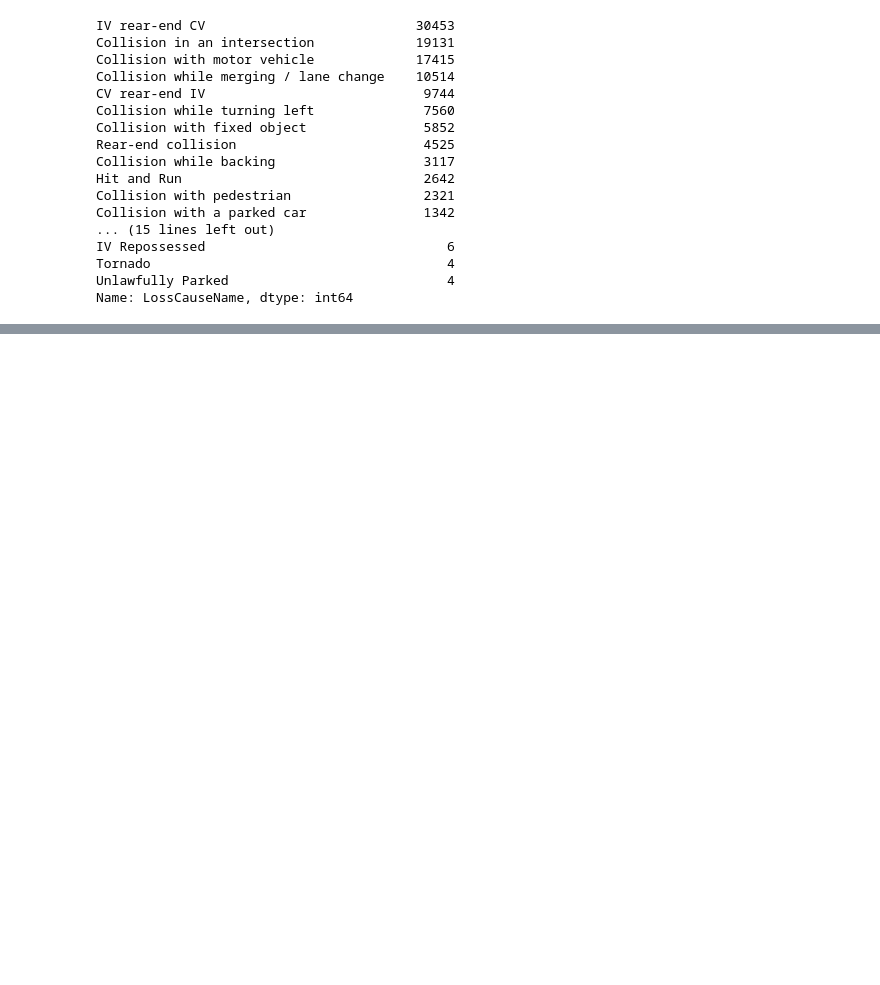
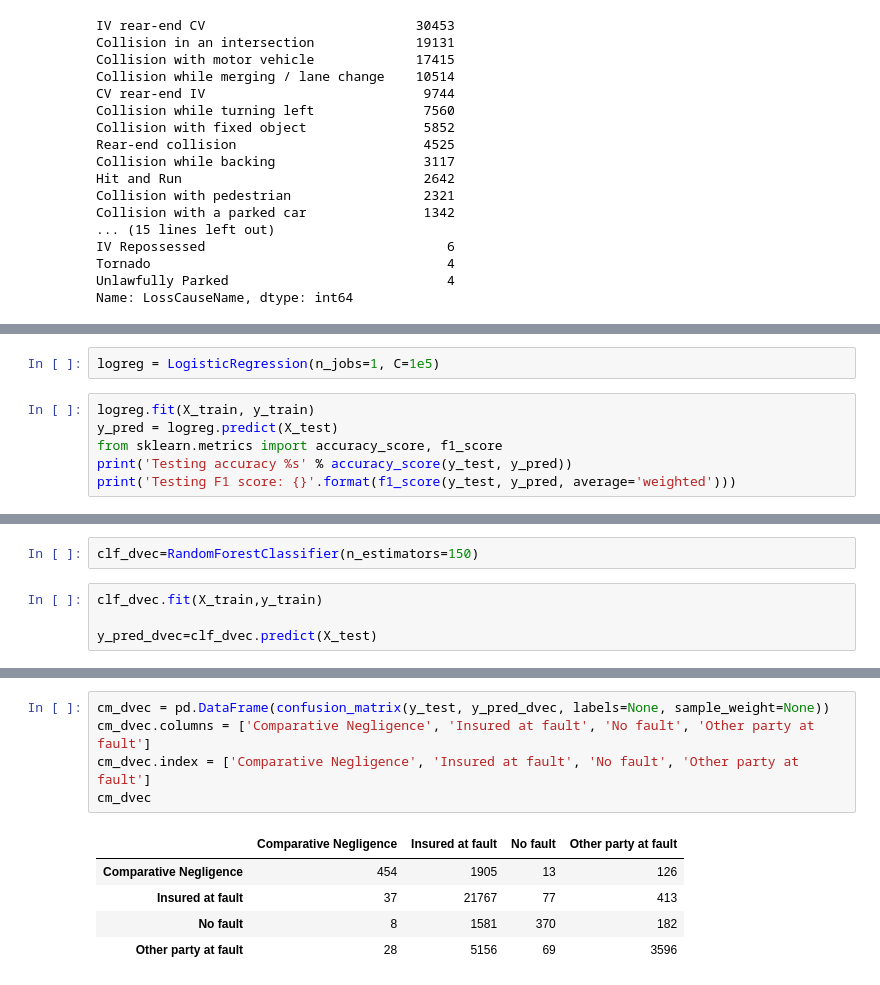
Before and after one commit to asidamo/Auto-Insuruance-finding-the-at-fault-party-with-claims-nlp, a Jupyter notebook: dq9-AM.ipynb, the cells around one changed output, grey strips where cells are left out. Drawn from its saved outputs; the diff is of its cells as text; blank space fills up the shorter version.

```diff
--- a/dq9-AM.ipynb
+++ b/dq9-AM.ipynb
@@ -934,0 +995,8 @@ Name: LossCauseName, dtype: int64
+# %%
+logreg = LogisticRegression(n_jobs=1, C=1e5)
+# %%
+logreg.fit(X_train, y_train)
+y_pred = logreg.predict(X_test)
+from sklearn.metrics import accuracy_score, f1_score
+print('Testing accuracy %s' % accuracy_score(y_test, y_pred))
+print('Testing F1 score: {}'.format(f1_score(y_test, y_pred, average='weighted')))
@@ -934,0 +1029,6 @@ Name: LossCauseName, dtype: int64
+# %%
+clf_dvec=RandomForestClassifier(n_estimators=150)
+# %%
+clf_dvec.fit(X_train,y_train)
+
+y_pred_dvec=clf_dvec.predict(X_test)
@@ -934,0 +1070,11 @@ Name: LossCauseName, dtype: int64
+# %%
+cm_dvec = pd.DataFrame(confusion_matrix(y_test, y_pred_dvec, labels=None, sample_weight=None))
+cm_dvec.columns = ['Comparative Negligence', 'Insured at fault', 'No fault', 'Other party at fault']
+cm_dvec.index = ['Comparative Negligence', 'Insured at fault', 'No fault', 'Other party at fault']
+cm_dvec
+# %% [output]
+|  | Comparative Negligence | Insured at fault | No fault | Other party at fault |
+| Comparative Negligence | 454 | 1905 | 13 | 126 |
+| Insured at fault | 37 | 21767 | 77 | 413 |
+| No fault | 8 | 1581 | 370 | 182 |
+| Other party at fault | 28 | 5156 | 69 | 3596 |
```
Also changed, not shown: parts of 50 cells of this notebook.
